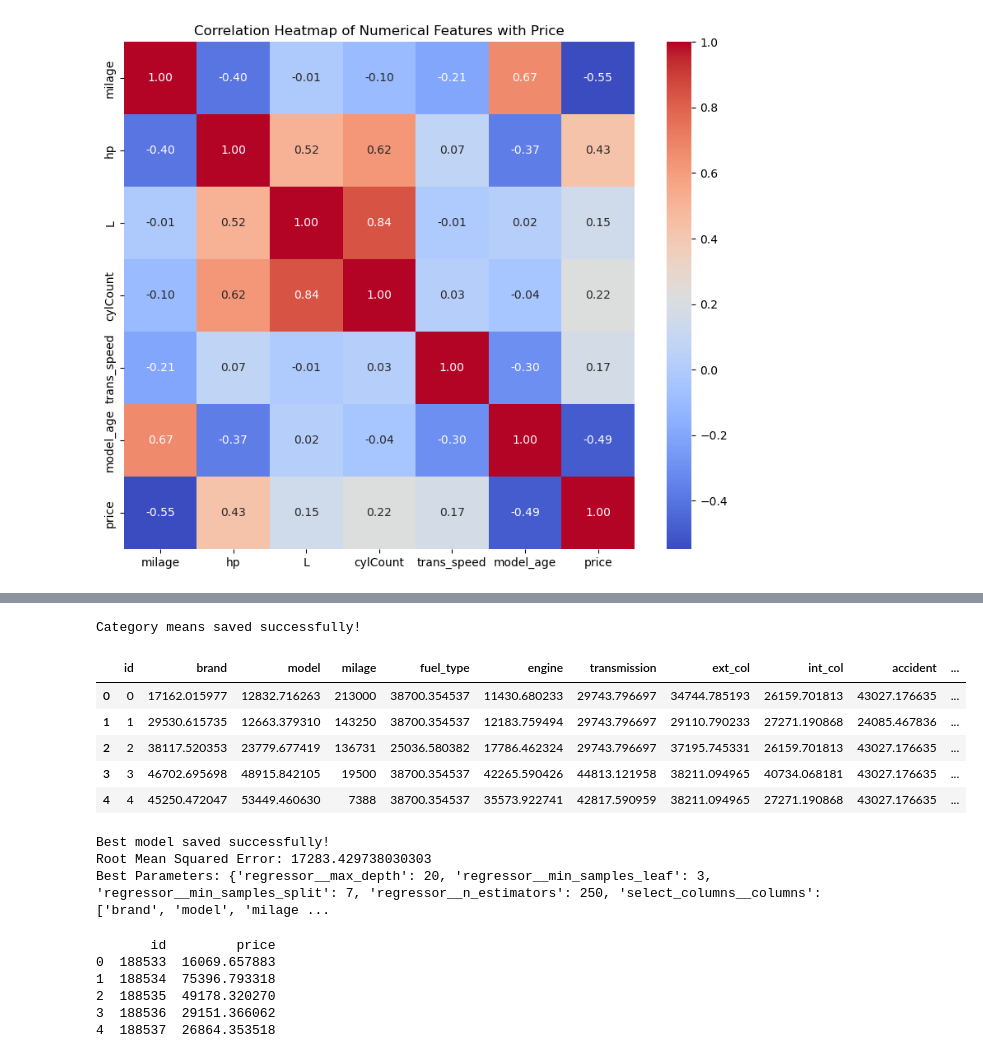
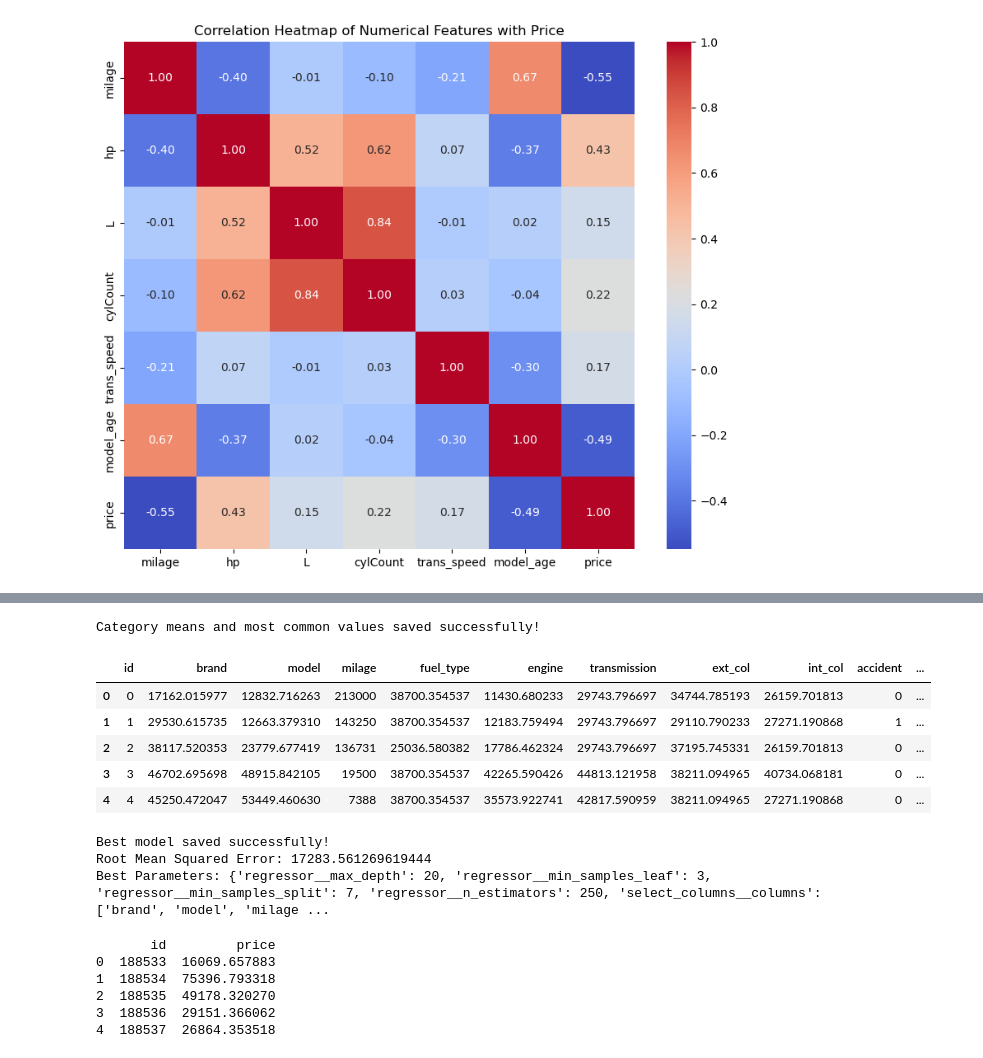
Before and after one commit to DanT52/CarPricePrediction, a Jupyter notebook: notebook.ipynb, the cells around one changed output, grey strips where cells are left out. Saved outputs shown, nothing was run; the diff lists cells and outputs as text; code cells hidden in the pictures.

```diff
--- a/notebook.ipynb
+++ b/notebook.ipynb
@@ -62,6 +62,10 @@ def fix_missing(df):
     df['accident'] = df['accident'].apply(
         lambda x: 1 if x != 'None reported' else 0
     )
+    # Convert clean title to by binary
+    df['clean_title'] = df['clean_title'].apply(
+        lambda x: 1 if x != 'missing' else 0
+    )
 
     return df
 
@@ -393,50 +397,55 @@ for col in categorical_columns:
 [figure]
 # %%
 from sklearn.preprocessing import LabelEncoder
-categorical_features = ['brand', 'model', 'fuel_type', 'ext_col', 'int_col', 'accident', 'engine', 'transmission', 'clean_title']
-numerical = ['mileage', 'hp', 'L', 'cylCount', 'trans_speed', 'model_age']
+categorical_features = ['brand', 'model', 'fuel_type', 'ext_col', 'int_col', 'engine', 'transmission']
 
-
+most_common_values = {col: df_train[col].mode()[0] for col in df_train.columns}
 category_means = {}
 for cat in categorical_features:
     # Group by the category and calculate mean price
     cat_means = df_train.groupby(cat)['price'].mean().to_dict()
 
     # Add the most common value (mode) for the column as the fallback for unknown categories
-    most_common_value = df_train[cat].mode()[0]  # Get the most common value
+    most_common_value = most_common_values[cat]  # Get the most common value
     cat_means['__most_common__'] = cat_means.get(most_common_value, df_train['price'].mean())
 
     # Save the means for this category
     category_means[cat] = cat_means
 
 def target_encode_with_saved_means(df, cat_col, means_dict):
     # Map the categories to their means, using the overall mean for unknown categories
     most_common = means_dict.get('__most_common__', 0)
     df[cat_col] = df[cat_col].map(means_dict).fillna(most_common)
 
 for cat in categorical_features:
     target_encode_with_saved_means(df_test, cat, category_means[cat])
     target_encode_with_saved_means(df_train, cat, category_means[cat])
 
 
 
-joblib.dump(category_means, 'category_means.pkl')
+# Save the category means using cloudpickle
+with open('category_means.pkl', 'wb') as f:
+    cloudpickle.dump(category_means, f)
 
-print("Category means saved successfully!")
+# Save the most common values using cloudpickle
+with open('most_common_values.pkl', 'wb') as f:
+    cloudpickle.dump(most_common_values, f)
+
+print("Category means and most common values saved successfully!")
 
 
 
 
 # Display the modified DataFrames
 df_train.head()
 # %% [output]
-Category means saved successfully!
+Category means and most common values saved successfully!
 |  | id | brand | model | milage | fuel_type | engine | transmission | ext_col | int_col | accident | ... |
-| 0 | 0 | 17162.015977 | 12832.716263 | 213000 | 38700.354537 | 11430.680233 | 29743.796697 | 34744.785193 | 26159.701813 | 43027.176635 | ... |
-| 1 | 1 | 29530.615735 | 12663.379310 | 143250 | 38700.354537 | 12183.759494 | 29743.796697 | 29110.790233 | 27271.190868 | 24085.467836 | ... |
-| 2 | 2 | 38117.520353 | 23779.677419 | 136731 | 25036.580382 | 17786.462324 | 29743.796697 | 37195.745331 | 26159.701813 | 43027.176635 | ... |
-| 3 | 3 | 46702.695698 | 48915.842105 | 19500 | 38700.354537 | 42265.590426 | 44813.121958 | 38211.094965 | 40734.068181 | 43027.176635 | ... |
-| 4 | 4 | 45250.472047 | 53449.460630 | 7388 | 38700.354537 | 35573.922741 | 42817.590959 | 38211.094965 | 27271.190868 | 43027.176635 | ... |
+| 0 | 0 | 17162.015977 | 12832.716263 | 213000 | 38700.354537 | 11430.680233 | 29743.796697 | 34744.785193 | 26159.701813 | 0 | ... |
+| 1 | 1 | 29530.615735 | 12663.379310 | 143250 | 38700.354537 | 12183.759494 | 29743.796697 | 29110.790233 | 27271.190868 | 1 | ... |
+| 2 | 2 | 38117.520353 | 23779.677419 | 136731 | 25036.580382 | 17786.462324 | 29743.796697 | 37195.745331 | 26159.701813 | 0 | ... |
+| 3 | 3 | 46702.695698 | 48915.842105 | 19500 | 38700.354537 | 42265.590426 | 44813.121958 | 38211.094965 | 40734.068181 | 0 | ... |
+| 4 | 4 | 45250.472047 | 53449.460630 | 7388 | 38700.354537 | 35573.922741 | 42817.590959 | 38211.094965 | 27271.190868 | 0 | ... |
 # %%
 from sklearn.base import BaseEstimator, TransformerMixin
 # hyper params
@@ -510,8 +519,12 @@ y_pred = best_model.predict(X)
 # Calculate RMSE
 rmse = np.sqrt(mean_squared_error(y, y_pred))
 
-joblib.dump(best_model, 'best_model.pkl')
+# Save the model using cloudpickle
+with open('best_model.pkl', 'wb') as f:
+    cloudpickle.dump(best_model, f)
+
 print("Best model saved successfully!")
+
 # Print the RMSE
 print(f'Root Mean Squared Error: {rmse}')
 
@@ -519,7 +532,7 @@ print(f'Root Mean Squared Error: {rmse}')
 print(f'Best Parameters: {grid_search.best_params_}')
 # %% [output]
 Best model saved successfully!
-Root Mean Squared Error: 17283.429738030303
+Root Mean Squared Error: 17283.561269619444
 Best Parameters: {'regressor__max_depth': 20, 'regressor__min_samples_leaf': 3, 'regressor__min_samples_split': 7, 'regressor__n_estimators': 250, 'select_columns__columns': ['brand', 'model', 'milage ...
 # %%
 X_test = df_test.drop('id', axis=1)
```
Also changed, not shown: parts of 2 cells of this notebook, 6 other files.
